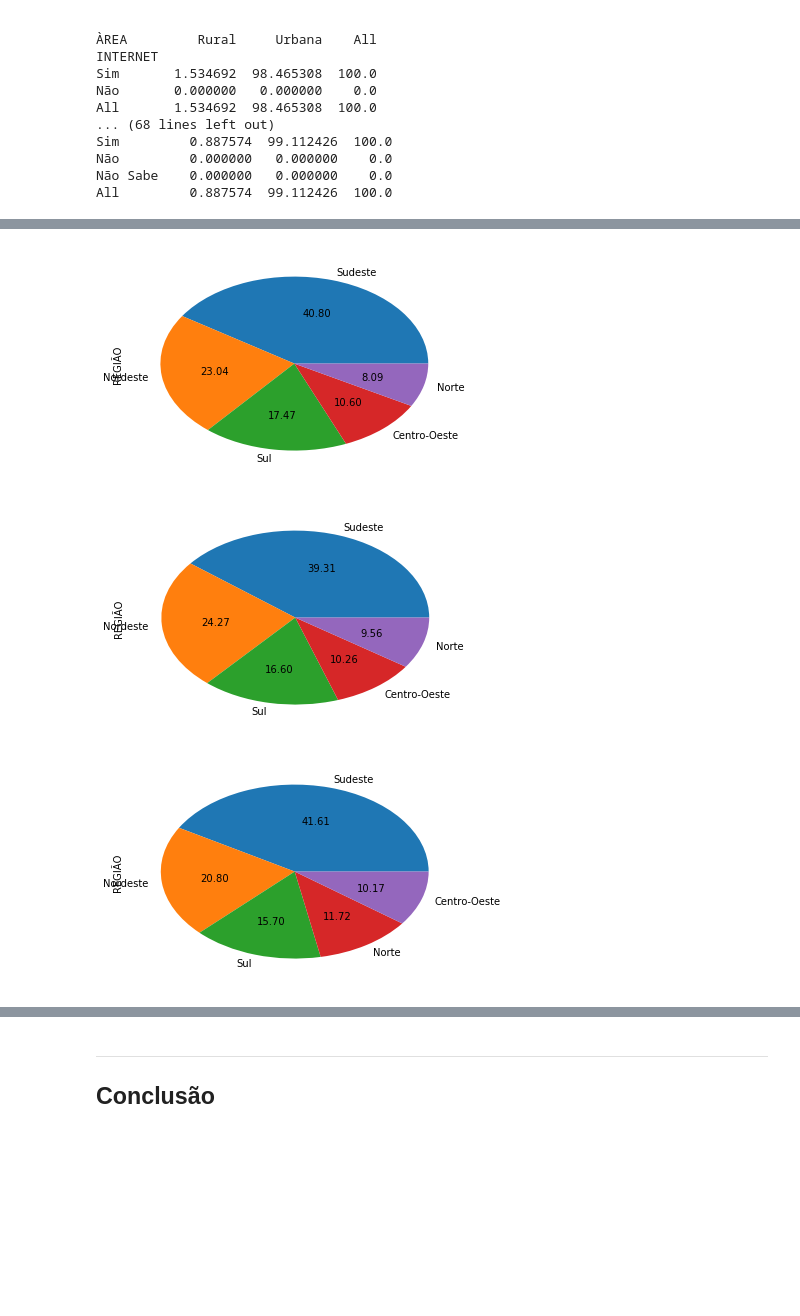
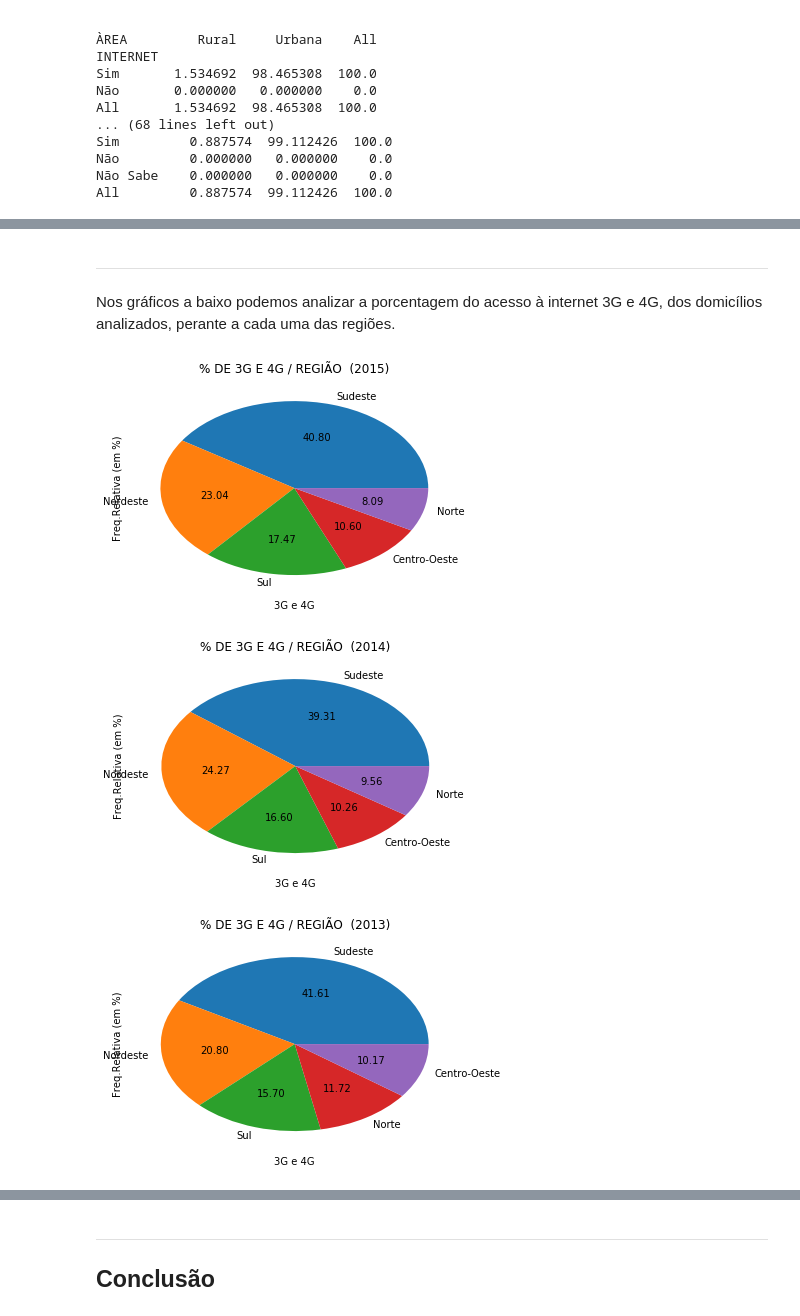
Before and after one commit to TiagoMingossi/CD, a Jupyter notebook: Projeto1 Layout.ipynb, the cells around one changed output, grey strips where cells are left out. Drawn from its saved outputs; the diff is of its cells as text; code cells hidden in the pictures; blank space fills up the shorter version.

```diff
--- a/Projeto1 Layout.ipynb
+++ b/Projeto1 Layout.ipynb
@@ -297,14 +596,27 @@ ct3.plot(kind='bar')
+# %% [markdown]
+___
+Nos gráficos a baixo podemos analizar a porcentagem do acesso à internet 3G e 4G, dos domicílios analizados, perante a cada uma das regiões.
 # %%
 inadim = tabela.REGIÃO[tabela.INTERNET_3G_E_4G == 'Sim'].value_counts()
-inadim.plot(kind='pie', autopct="%.2f",legend=False)
+inadim.plot(kind='pie', autopct="%.2f",legend=False,title='% DE 3G E 4G / REGIÃO  (2015)')
+plt.ylabel('Freq.Relativa (em %)')
+plt.xlabel('3G e 4G')
 plt.show()
+
+
 inadim = tabela2.REGIÃO[tabela2.INTERNET_3G_E_4G == 'Sim'].value_counts()
-inadim.plot(kind='pie', autopct="%.2f",legend=False)
+inadim.plot(kind='pie', autopct="%.2f",legend=False,title='% DE 3G E 4G / REGIÃO  (2014)')
+plt.ylabel('Freq.Relativa (em %)')
+plt.xlabel('3G e 4G')
 plt.show()
+
+
 inadim = tabela3.REGIÃO[tabela3.INTERNET_3G_E_4G == 'Sim'].value_counts()
-inadim.plot(kind='pie', autopct="%.2f",legend=False)
+inadim.plot(kind='pie', autopct="%.2f",legend=False,title='% DE 3G E 4G / REGIÃO  (2013)')
+plt.ylabel('Freq.Relativa (em %)')
+plt.xlabel('3G e 4G')
 plt.show()
 # %% [output]
-[figure, old version]
+[figure, new version]
-[figure, old version]
+[figure, new version]
-[figure, old version]
+[figure, new version]
```
Also changed, not shown: parts of 39 cells of this notebook.
